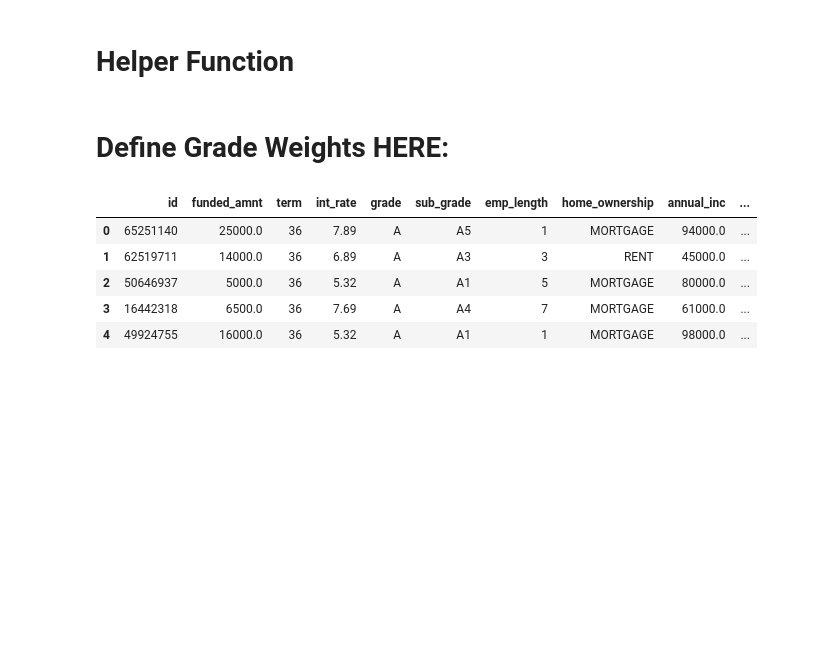
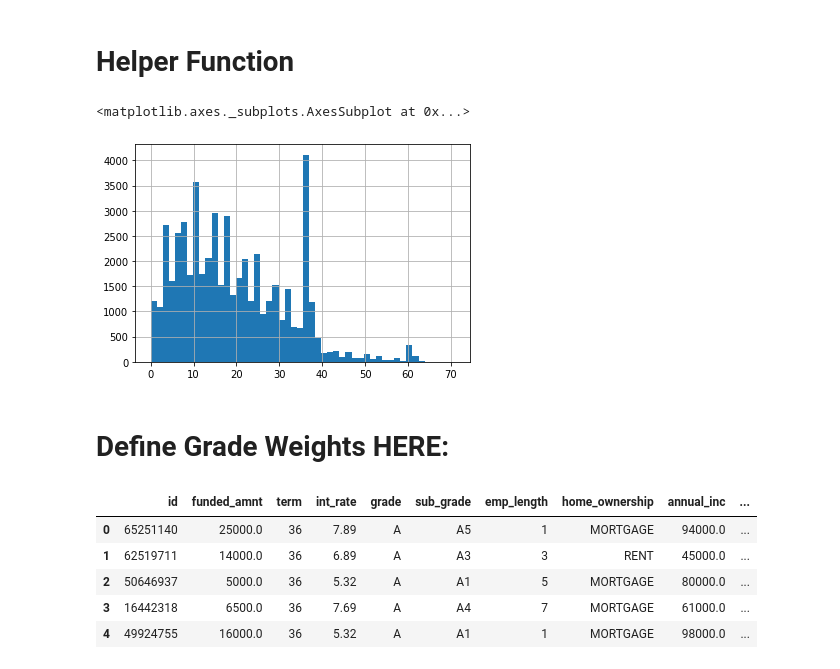
Before and after one commit to bbzou/LC_Capstone, a Jupyter notebook: Austin/TESTS.ipynb, the cells around one changed output. Cells and saved outputs as stored; diff of their text form; code cells hidden in the pictures; blank space fills up the shorter version.

```diff
--- a/Austin/TESTS.ipynb
+++ b/Austin/TESTS.ipynb
@@ -55,6 +55,11 @@ def adjust_prob(unsampled_df,sampled_df,sampled_prob): # sampled_df, sampled_pro
 df=pd.read_csv('down_sampled_df_v2.csv')
 pre_df=pd.read_csv('pre_downsample_df.csv')
 # df=tempdf.sample(100000)
+# %%
+df.loan_duration.hist(bins=50)
+# %% [output]
+<matplotlib.axes._subplots.AxesSubplot at 0x...>
+[figure, added]
 # %%
 # temp_df.issue_d=pd.to_datetime(temp_df.issue_d)
 # %%
```
Also changed, not shown: 4 other files.
